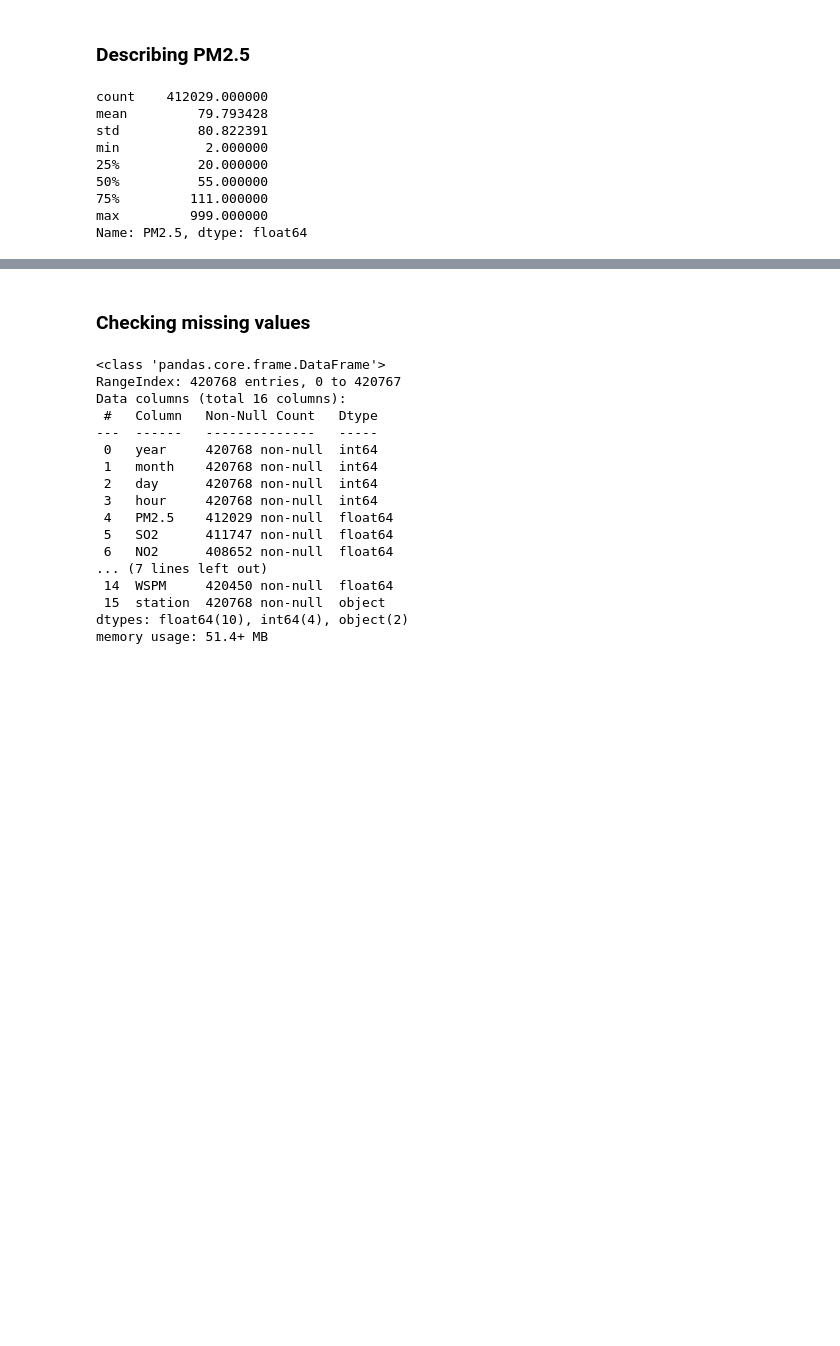
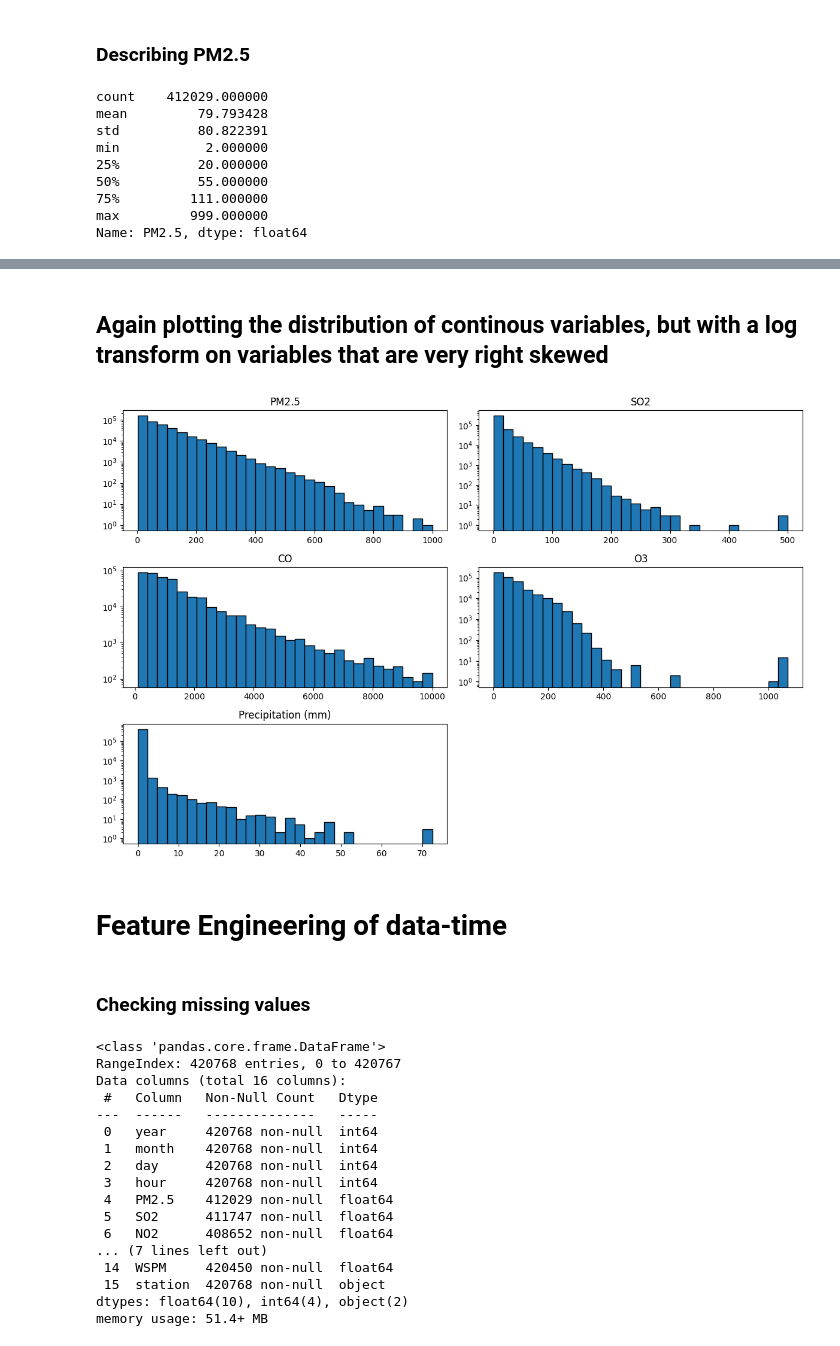
Before and after one commit to perujuice/AirQ_beijing, a Jupyter notebook: model.ipynb, the cells around one changed output, grey strips where cells are left out. Saved outputs shown, nothing was run; the diff lists cells and outputs as text; code cells hidden in the pictures; blank space fills up the shorter version.

```diff
--- a/model.ipynb
+++ b/model.ipynb
@@ -141,3 +202,41 @@ Name: PM2.5, dtype: float64
+# %% [markdown]
+## Again plotting the distribution of continous variables, but with a log transform on variables that are very right skewed
+# %%
+plt.figure(figsize=(12, 8))
+
+bins = 30
+
+ax = plt.subplot(3, 2, 1)
+ax.hist(airpoll, bins=bins, edgecolor="black")
+ax.set_yscale("log")
+ax.set_title("PM2.5")
+
+ax = plt.subplot(3, 2, 2)
+ax.hist(df["SO2"], bins=bins, edgecolor="black")
+ax.set_yscale("log")
+ax.set_title("SO2")
+
+ax = plt.subplot(3, 2, 3)
+ax.hist(df["CO"], bins=bins, edgecolor="black")
+ax.set_yscale("log")
+ax.set_title("CO")
+
+ax = plt.subplot(3, 2, 4)
+ax.hist(df["O3"], bins=bins, edgecolor="black")
+ax.set_yscale("log")
+ax.set_title("O3")
+
+ax = plt.subplot(3, 2, 5)
+ax.hist(df["RAIN"], bins=bins, edgecolor="black")
+ax.set_yscale("log")
+ax.set_title("Precipitation (mm)")
+
+plt.tight_layout()
+plt.show()
+# %% [output]
+[figure, added]
+# %% [markdown]
+# Feature Engineering of data-time
 # %% [markdown]
 ### Checking missing values
 # %%
```
Also changed, not shown: parts of 14 cells of this notebook.
